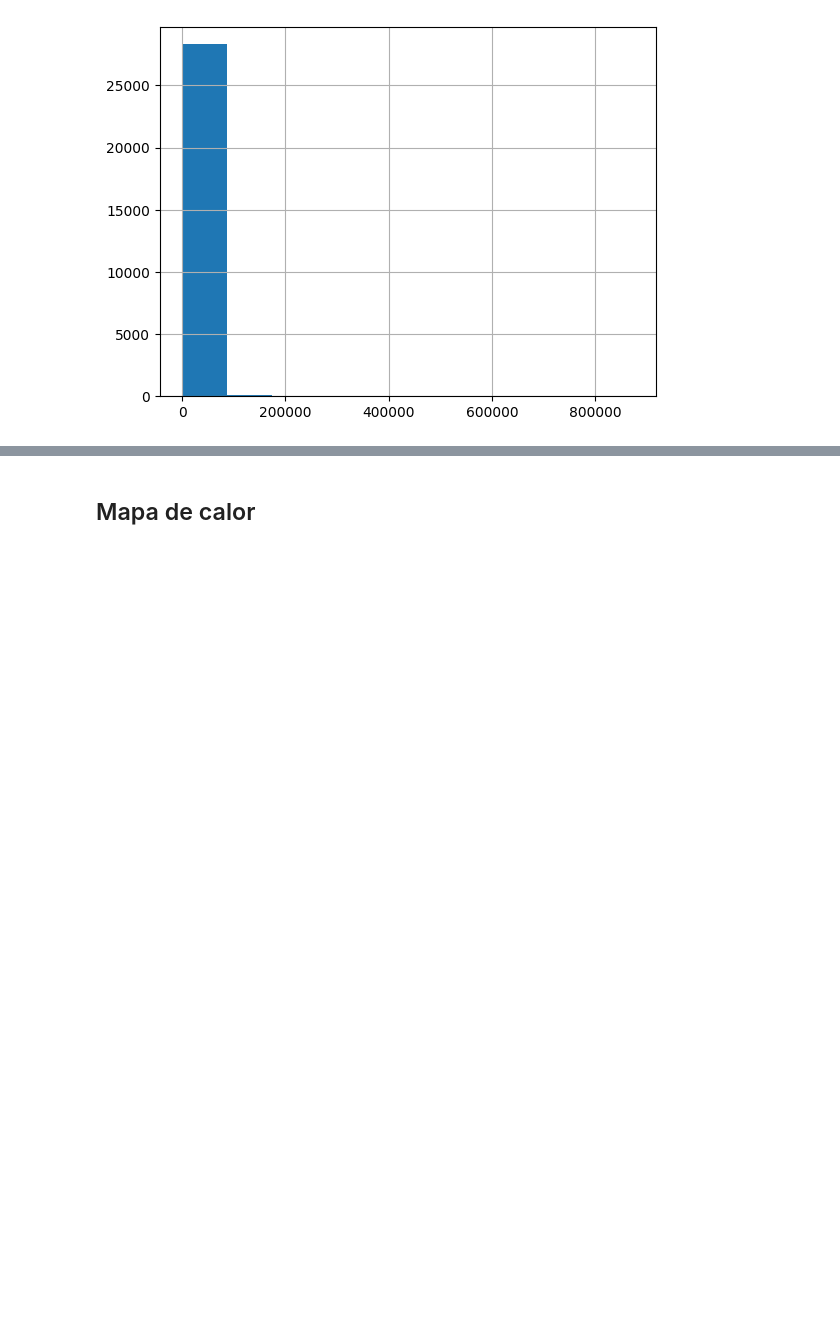
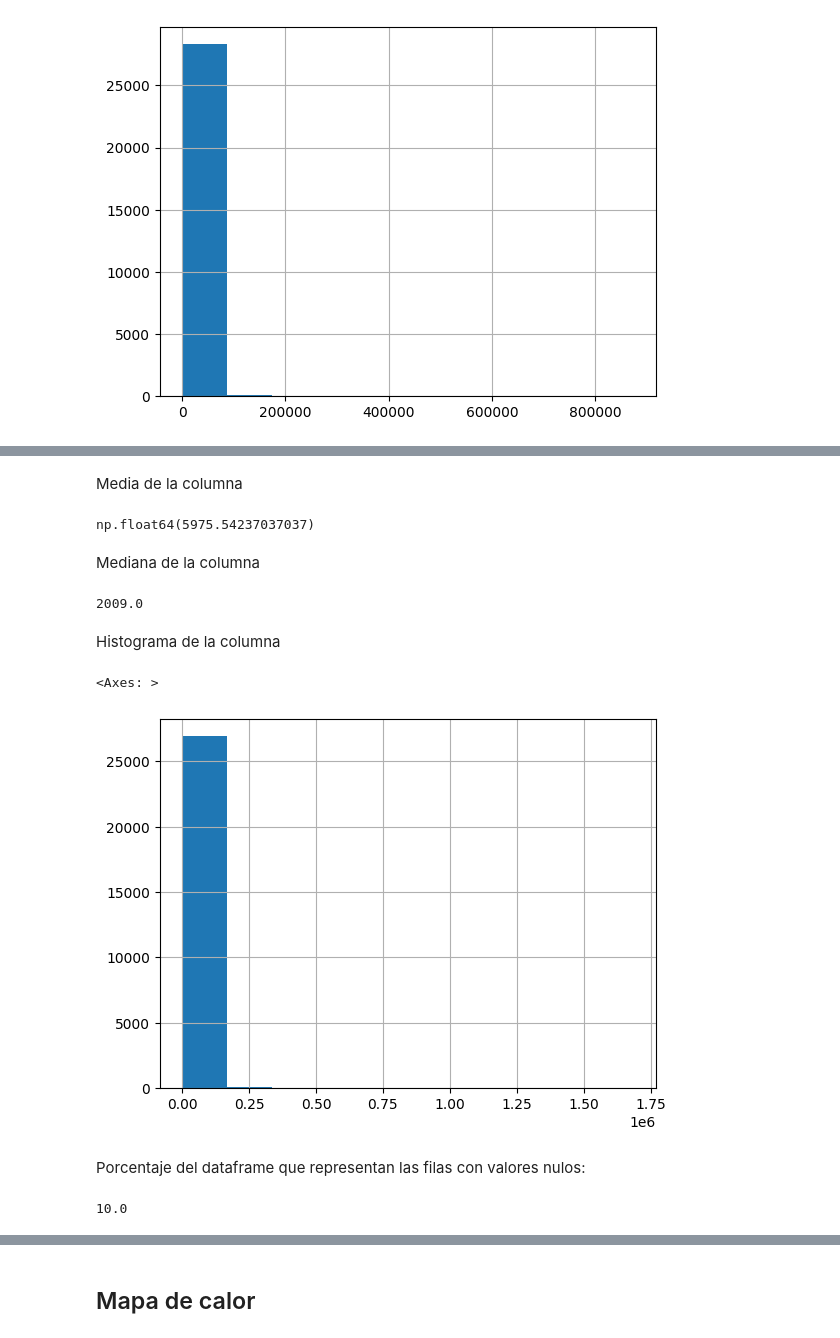
Before and after one commit to JuanCruzArese/TP-Final-ICD, a Jupyter notebook: TP_Final_ICD.ipynb, the cells around one changed output, grey strips where cells are left out. Saved outputs shown, nothing was run; the diff lists cells and outputs as text; code cells hidden in the pictures; blank space fills up the shorter version.

```diff
--- a/TP_Final_ICD.ipynb
+++ b/TP_Final_ICD.ipynb
@@ -248,0 +259,25 @@ np.int64(0)
+# %% [markdown]
+Media de la columna
+# %%
+df['PAY_AMT2'].mean()
+# %% [output]
+np.float64(5975.54237037037)
+# %% [markdown]
+Mediana de la columna
+# %%
+df['PAY_AMT2'].median()
+# %% [output]
+2009.0
+# %% [markdown]
+Histograma de la columna
+# %%
+df['PAY_AMT2'].hist()
+# %% [output]
+<Axes: >
+[figure, added]
+# %% [markdown]
+Porcentaje del dataframe que representan las filas con valores nulos:
+# %%
+print(len(df[df['PAY_AMT2'].isna()]) / len(df) * 100)
+# %% [output]
+10.0
```
Also changed, not shown: parts of 51 cells of this notebook.
